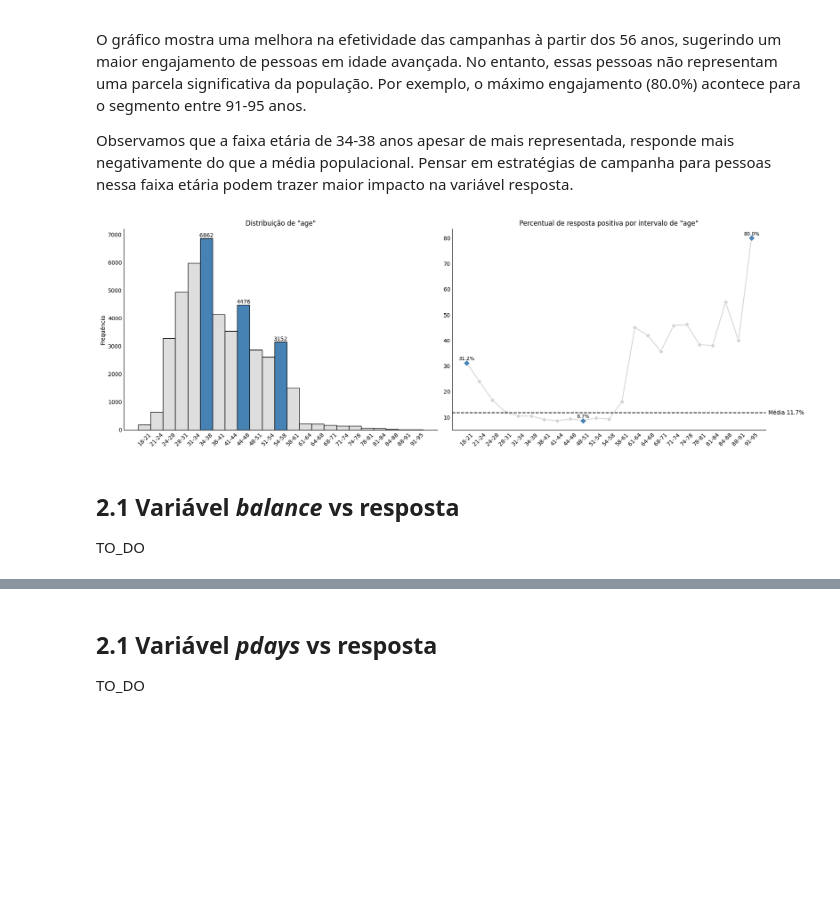
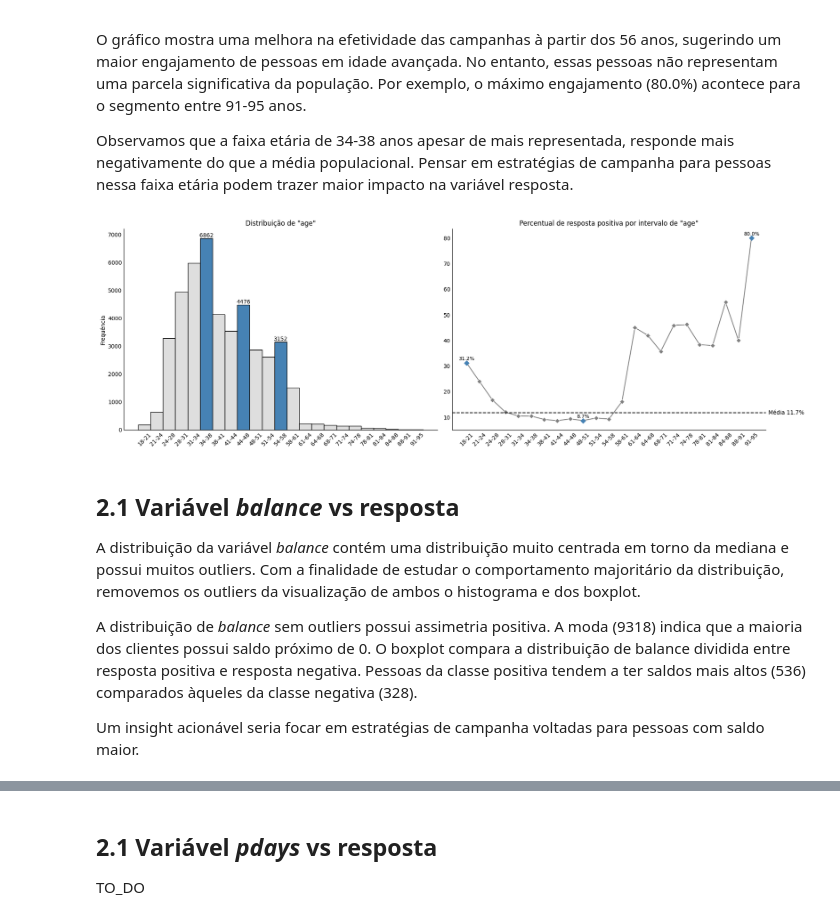
Before and after one commit to BPRateiro/Banking-Dataset, a Jupyter notebook: notebooks/0.0-bpr-eda.ipynb, the cells around one changed output, grey strips where cells are left out. Cells and saved outputs as stored; diff of their text form; code cells hidden in the pictures; blank space fills up the shorter version.

```diff
--- a/notebooks/0.0-bpr-eda.ipynb
+++ b/notebooks/0.0-bpr-eda.ipynb
@@ -227,37 +227,42 @@ def histograma_linha(var_numerica, var_resposta='y', destaque_esq=[], destaque_d
     # Agrupar os dados por intervalo da variável numérica
     df[f'{var_numerica}_bin'] = pd.cut(df[var_numerica], bins=bins, right=False, labels=bin_labels)
     grouped = df.groupby(f'{var_numerica}_bin', observed=True)[var_resposta].value_counts(normalize=True).unstack().fillna(0)
 
     # Lineplot para o percentual de resposta positiva
     plt.subplot(1, 2, 2)
     lineplot_data = (grouped['yes'] * 100)
-    ax = sns.lineplot(x=lineplot_data.index, y=lineplot_data, marker='D', color='lightgrey')
+    ax = sns.lineplot(x=lineplot_data.index, y=lineplot_data, marker='D', color='grey')
     # Destaque no lineplot
     for index, percent in enumerate(lineplot_data):  # Correction for TypeError
         if index in destaque_dir:
             plt.plot(lineplot_data.index[index], percent, 'D', color='steelblue')
             plt.text(lineplot_data.index[index], percent + 0.5, f'{percent:.1f}%', ha='center', va='bottom', color='black', fontsize=9)
     ax.spines['top'].set_visible(False)
     ax.spines['right'].set_visible(False)
     ax.tick_params(axis='both', which='both', length=0)
     plt.xticks(rotation=45)
     plt.title(f'Percentual de resposta positiva por intervalo de "{var_numerica}"')
     plt.xlabel('')
     plt.ylabel('')
 
     # Linha média do percentual de "yes"
     mean_yes = df[var_resposta].value_counts(normalize=True).get('yes', 0) * 100
     plt.axhline(y=mean_yes, color='black', linestyle='--')
     plt.text(plt.xlim()[1] + 0.2, mean_yes, f'Média {mean_yes:.1f}%', ha='left', va='center', color='black')
 
     plt.tight_layout()
     plt.show()
 
 histograma_linha('age', destaque_esq=[5, 8, 11], destaque_dir=[0, 9, 22])
 # %% [output]
-[figure, old version]
+[figure, new version]
-# %% [markdown]
-## <a id='2_1'></a> 2.1 Variável *balance* vs resposta
-
-TO_DO
+# %% [markdown]
+## <a id='2_1'></a> 2.1 Variável *balance* vs resposta
+
+A distribuição da variável *balance* contém uma distribuição muito centrada em torno da mediana e possui muitos outliers. Com a finalidade de estudar o comportamento majoritário da distribuição, removemos os outliers da visualização de ambos o histograma e dos boxplot.
+
+A distribuição de *balance* sem outliers possui assimetria positiva. A moda (9318) indica que a maioria dos clientes possui saldo próximo de 0.
+O boxplot compara a distribuição de balance dividida entre resposta positiva e resposta negativa. Pessoas da classe positiva tendem a ter saldos mais altos (536) comparados àqueles da classe negativa (328).
+
+Um insight acionável seria focar em estratégias de campanha voltadas para pessoas com saldo maior.
 # %%
```
Also changed, not shown: parts of 1 cell of this notebook.
